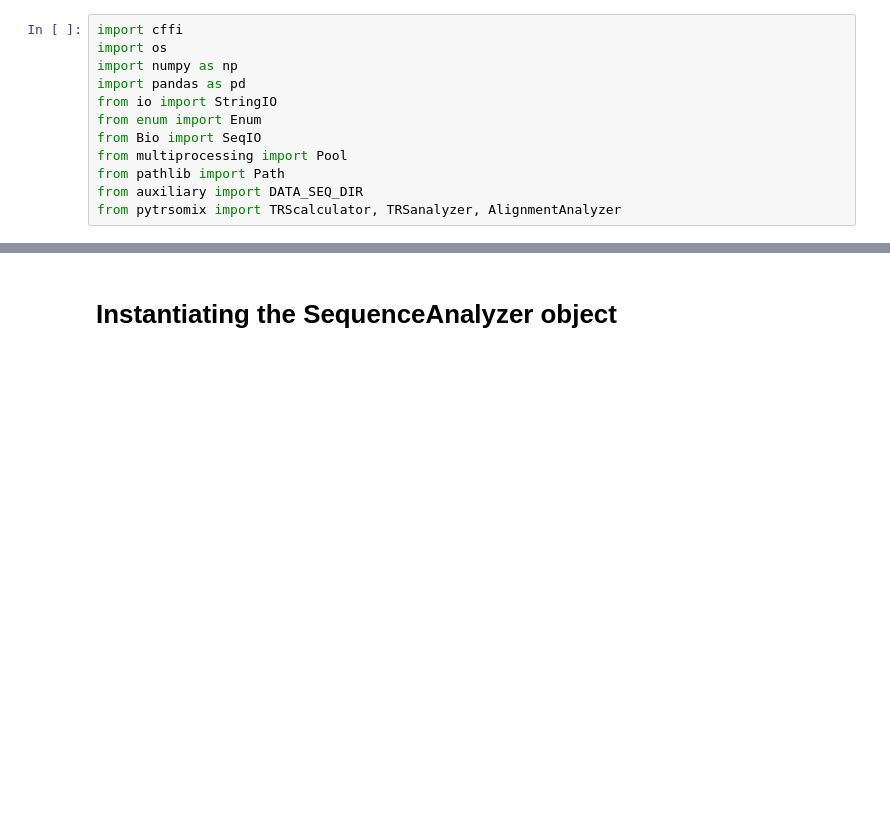
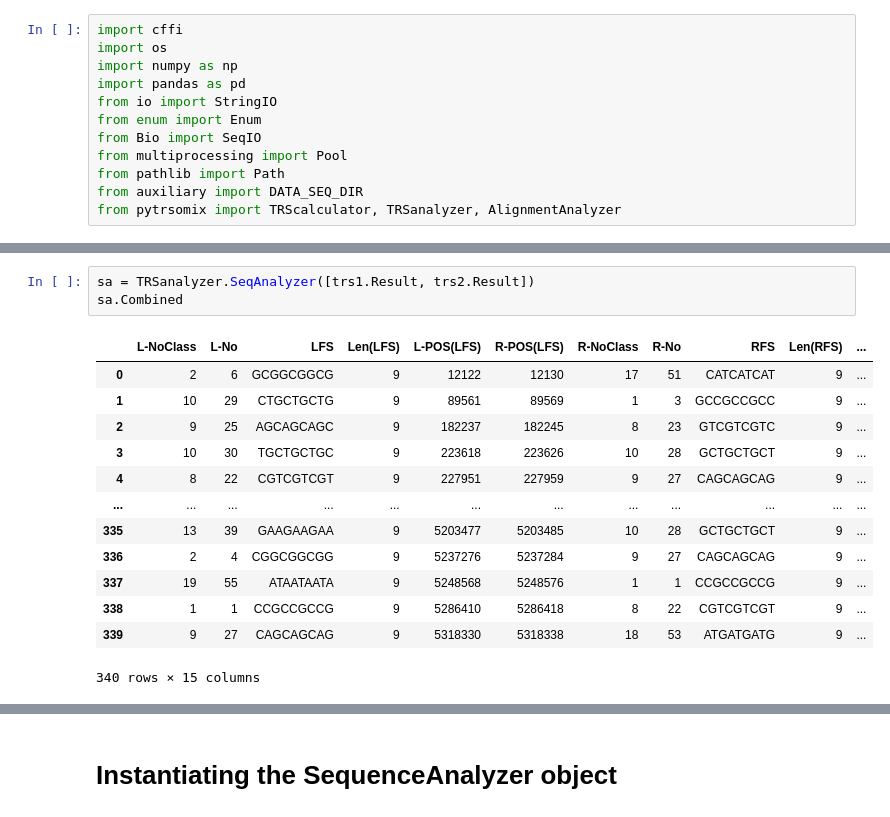
Before and after one commit to rafalbachorz/TRS-omix, a Jupyter notebook: python/Klebsiella_rb.ipynb, the cells around one changed output, grey strips where cells are left out. Cells and saved outputs as stored; diff of their text form; blank space fills up the shorter version.

```diff
--- a/python/Klebsiella_rb.ipynb
+++ b/python/Klebsiella_rb.ipynb
@@ -14,0 +44,17 @@ from pytrsomix import TRScalculator, TRSanalyzer, AlignmentAnalyzer
+# %%
+sa = TRSanalyzer.SeqAnalyzer([trs1.Result, trs2.Result])
+sa.Combined
+# %% [output]
+|  | L-NoClass | L-No | LFS | Len(LFS) | L-POS(LFS) | R-POS(LFS) | R-NoClass | R-No | RFS | Len(RFS) | ... |
+| 0 | 2 | 6 | GCGGCGGCG | 9 | 12122 | 12130 | 17 | 51 | CATCATCAT | 9 | ... |
+| 1 | 10 | 29 | CTGCTGCTG | 9 | 89561 | 89569 | 1 | 3 | GCCGCCGCC | 9 | ... |
+| 2 | 9 | 25 | AGCAGCAGC | 9 | 182237 | 182245 | 8 | 23 | GTCGTCGTC | 9 | ... |
+| 3 | 10 | 30 | TGCTGCTGC | 9 | 223618 | 223626 | 10 | 28 | GCTGCTGCT | 9 | ... |
+| 4 | 8 | 22 | CGTCGTCGT | 9 | 227951 | 227959 | 9 | 27 | CAGCAGCAG | 9 | ... |
+| ... | ... | ... | ... | ... | ... | ... | ... | ... | ... | ... | ... |
+| 335 | 13 | 39 | GAAGAAGAA | 9 | 5203477 | 5203485 | 10 | 28 | GCTGCTGCT | 9 | ... |
+| 336 | 2 | 4 | CGGCGGCGG | 9 | 5237276 | 5237284 | 9 | 27 | CAGCAGCAG | 9 | ... |
+| 337 | 19 | 55 | ATAATAATA | 9 | 5248568 | 5248576 | 1 | 1 | CCGCCGCCG | 9 | ... |
+| 338 | 1 | 1 | CCGCCGCCG | 9 | 5286410 | 5286418 | 8 | 22 | CGTCGTCGT | 9 | ... |
+| 339 | 9 | 27 | CAGCAGCAG | 9 | 5318330 | 5318338 | 18 | 53 | ATGATGATG | 9 | ... |
+340 rows × 15 columns
```
Also changed, not shown: parts of 11 cells of this notebook, 1 other file.
